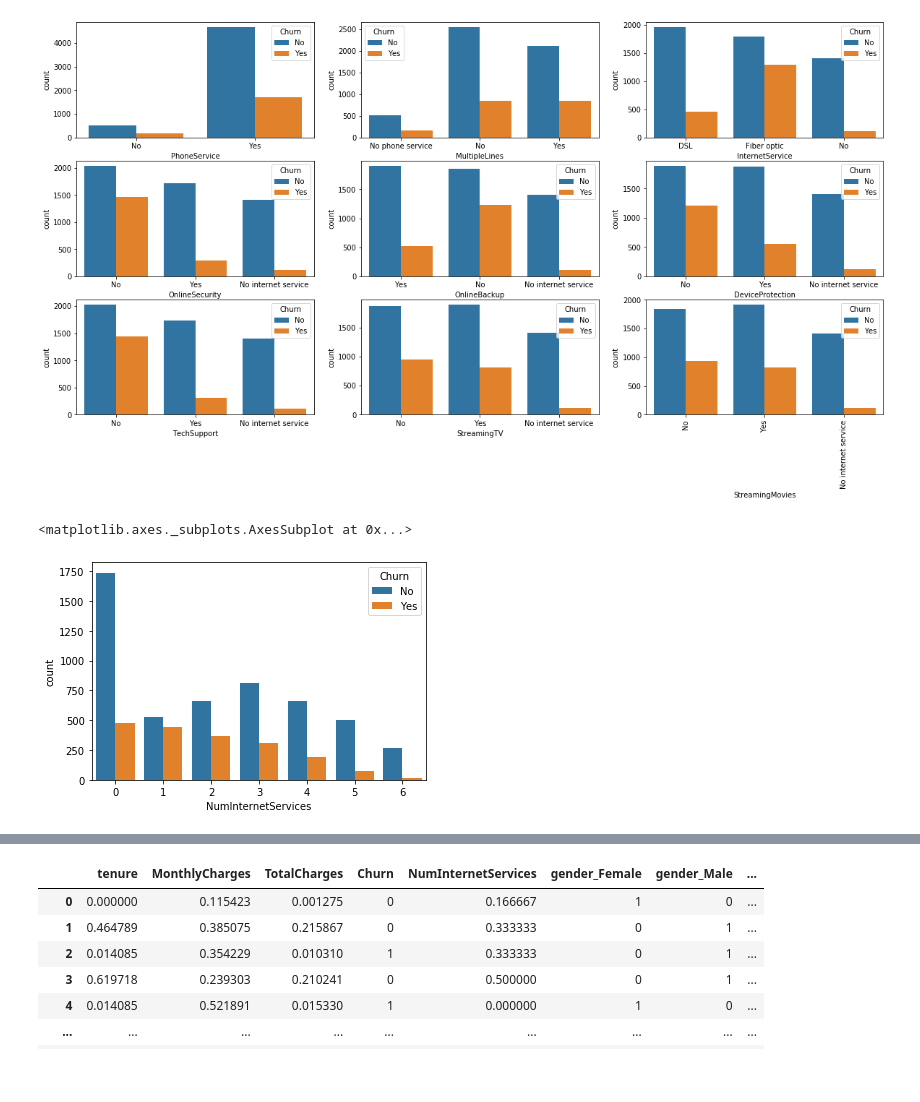
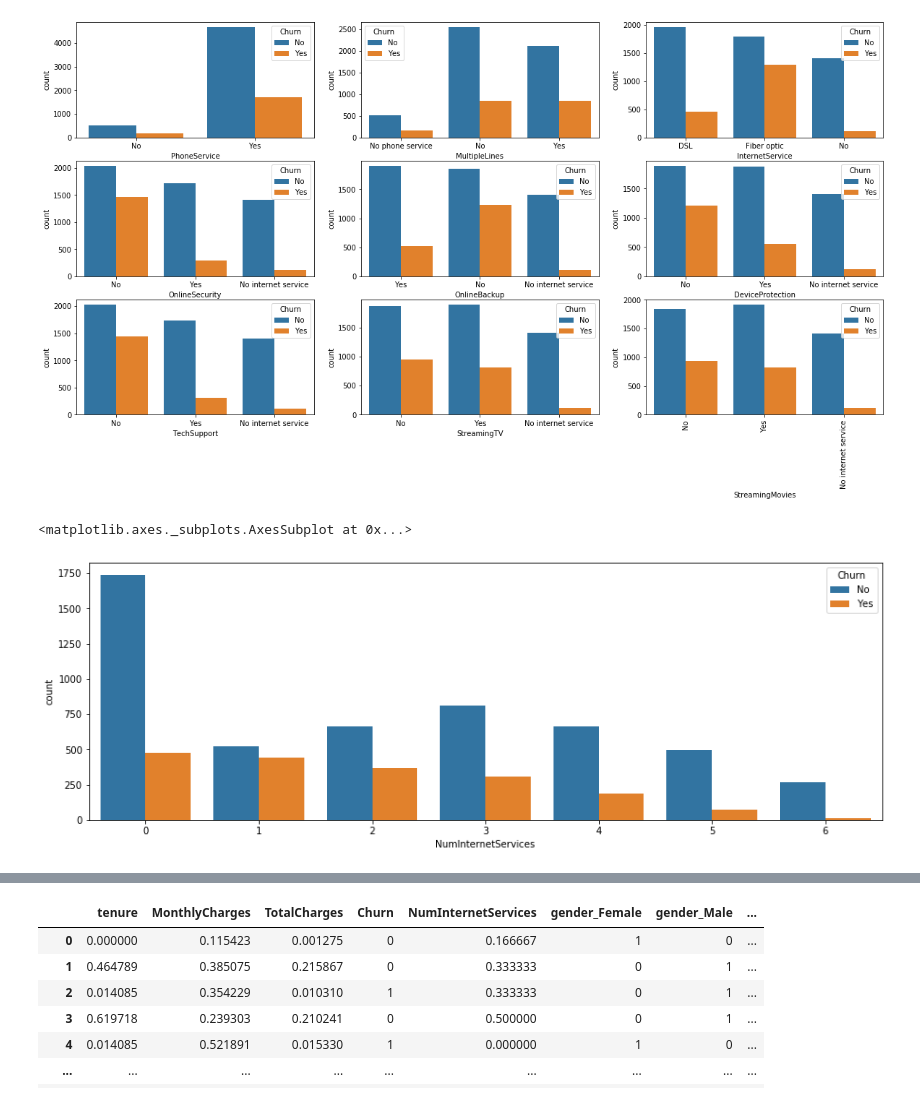
Before and after one commit to Bilalmajeed1995/ChurnPrediction, a Jupyter notebook: TelecomChurnPrediction.ipynb, the cells around one changed output, grey strips where cells are left out. Saved outputs shown, nothing was run; the diff lists cells and outputs as text; code cells hidden in the pictures; blank space fills up the shorter version.

```diff
--- a/TelecomChurnPrediction.ipynb
+++ b/TelecomChurnPrediction.ipynb
@@ -166,10 +165,11 @@ def count_internet_services(row):
 
 df["NumInternetServices"] = df.apply(count_internet_services, axis = 1)
 # %%
+plt.figure(figsize=(15, 5))
 sns.countplot(x = "NumInternetServices", hue = 'Churn', data = df)
 # %% [output]
 <matplotlib.axes._subplots.AxesSubplot at 0x...>
-[figure, old version]
+[figure, new version]
 # %%
 # Check the number of unique values in all columns
 for col in df.columns:
```
Also changed, not shown: parts of 8 cells of this notebook.
